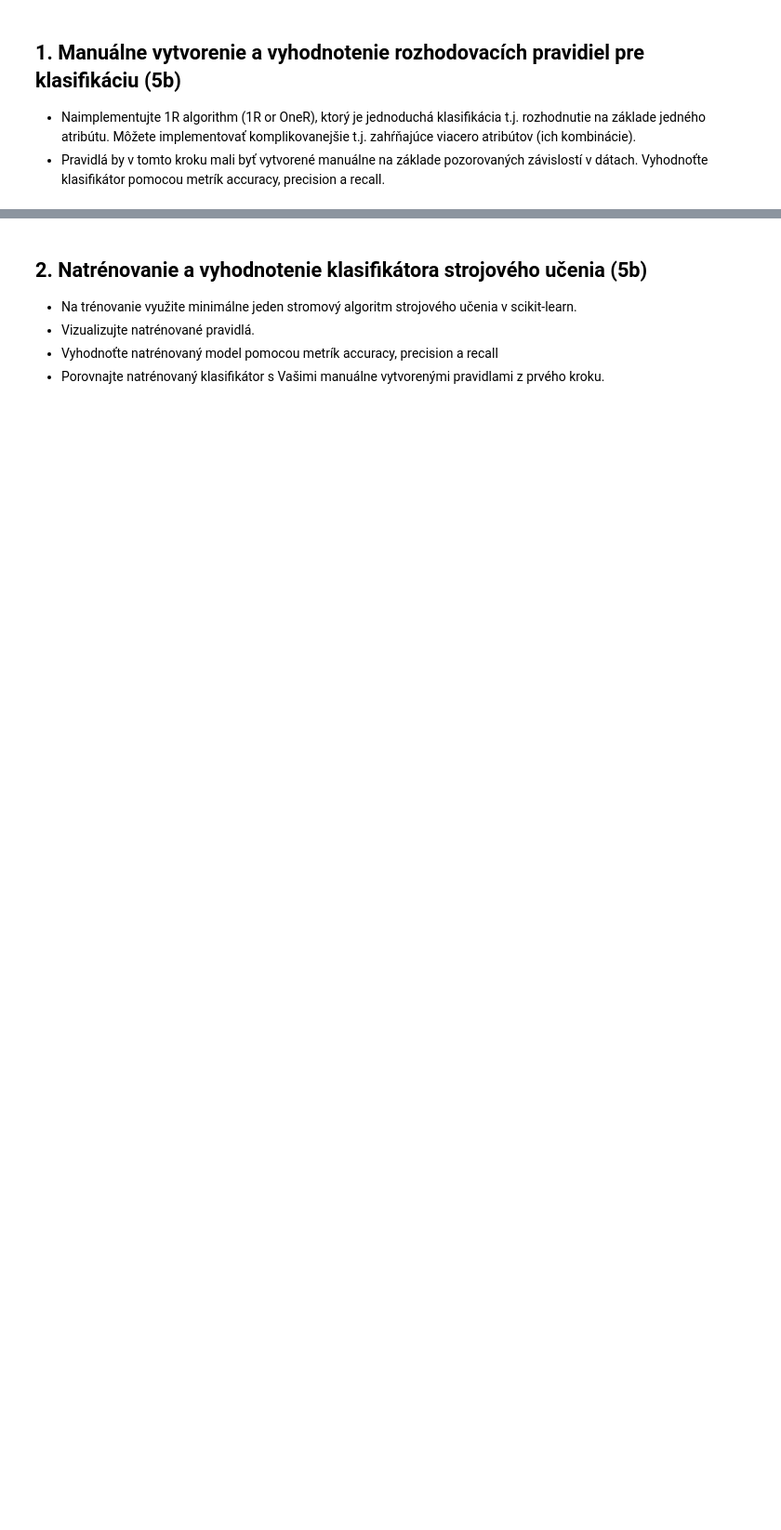
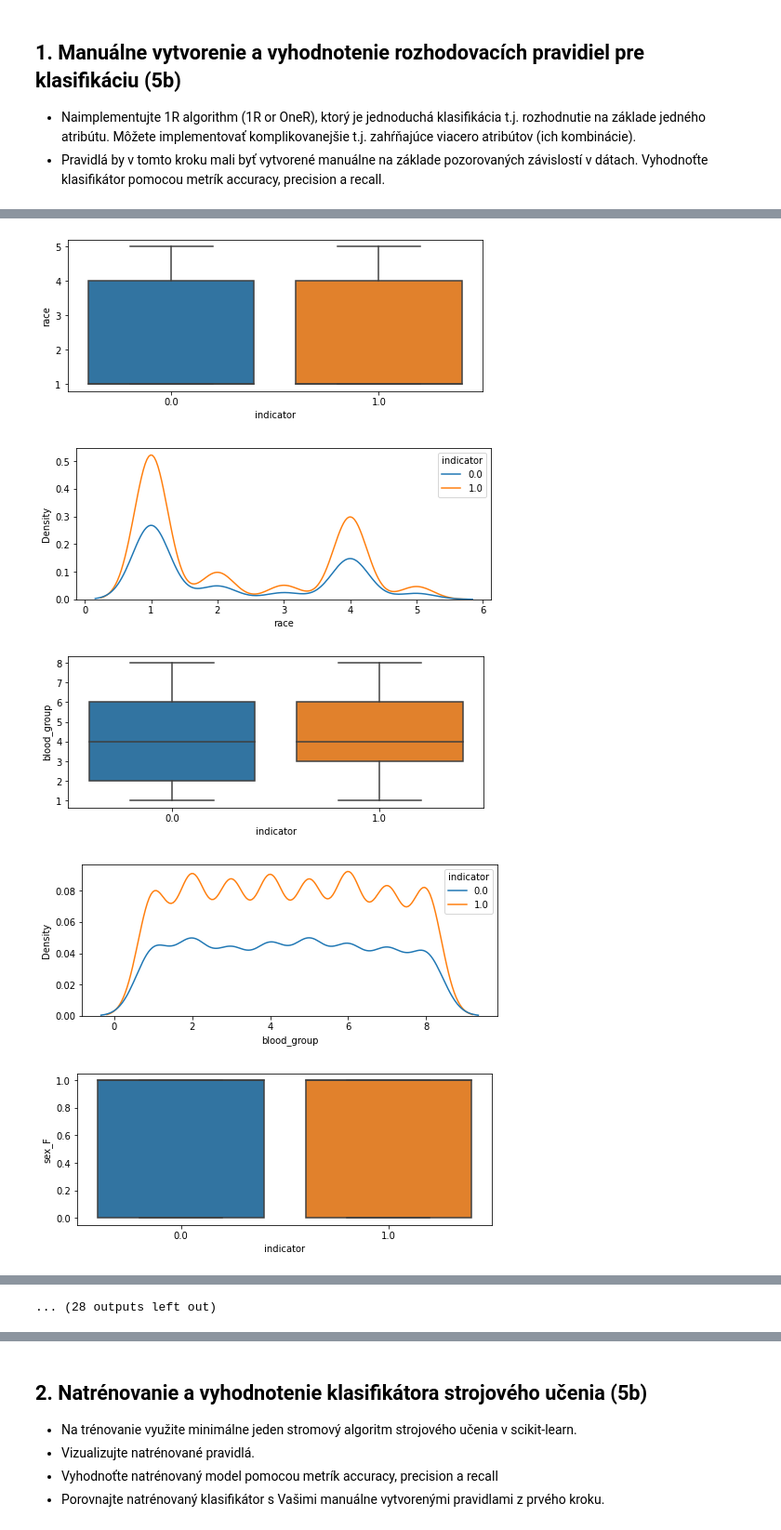
Before and after one commit to psmrecek/IAU-Projekt-ZS2021, a Jupyter notebook: IAU_Smrecek_Langova_Faza_3.ipynb, the cells around one changed output, grey strips where cells are left out. Shown at 93% size. Drawn from its saved outputs; the diff is of its cells as text; code cells hidden in the pictures; blank space fills up the shorter version.

Commit message:
Phase 3 - Final 1

```diff
--- a/IAU_Smrecek_Langova_Faza_3.ipynb
+++ b/IAU_Smrecek_Langova_Faza_3.ipynb
@@ -5,0 +48,15 @@ V tejto fáze sa od Vás očakáva:
+# %%
+def pipelineGenerator(na_method='remove', na_strategy=None, outliers_method='nothing',
+                      tranformation_method='nothing', select_attributes='all'):
+    pipeline =  Pipeline([
+        ('handleCategorical', handleCategorical()),
+        ('handleNA', handleNA(na_method, na_strategy)), # possible: 'nothing'; 'remove'; 'replace', 'mean'; 'replace', 'median'; 'replace', 'kNN'
+        ('handleOutliers', handleOutliers(outliers_method)), # possible: 'nothing'; 'remove'; 'replace'
+        ('handleTransformations', handleTransformations(tranformation_method)), # possible: 'nothing'; 'power'; 'quan'; 'minmax'; 'standard'
+        ('handleSelection', handleSelection(select_attributes)) # possible: 'all'; list of attributes
+    ])
+    return pipeline
+# %%
+original_data = phase1()
+pipeline1 = pipelineGenerator()
+preprocessed_data1 = pipeline1.fit_transform(original_data)
@@ -10,2 +134,15 @@ V tejto fáze sa od Vás očakáva:
 # %%
-Peter
+# attributes = list_attributes.copy()
+attributes = list(preprocessed_data1.columns)
+attributes.remove('indicator')
+for col in attributes:
+    fig_01 = plt.subplots(figsize = (8, 3))
+    sns.boxplot(x='indicator', y=col, data=preprocessed_data1)
+    fig_02 = plt.subplots(figsize = (8, 3))
+    sns.kdeplot(data=preprocessed_data1, x=col, hue="indicator")
+# %% [output]
+[figure, added]
+[figure, added]
+[figure, added]
+[figure, added]
+[figure, added]
@@ -11,0 +156 @@ Peter
+... (28 outputs left out)
```
Also changed, not shown: parts of 86 cells of this notebook.
